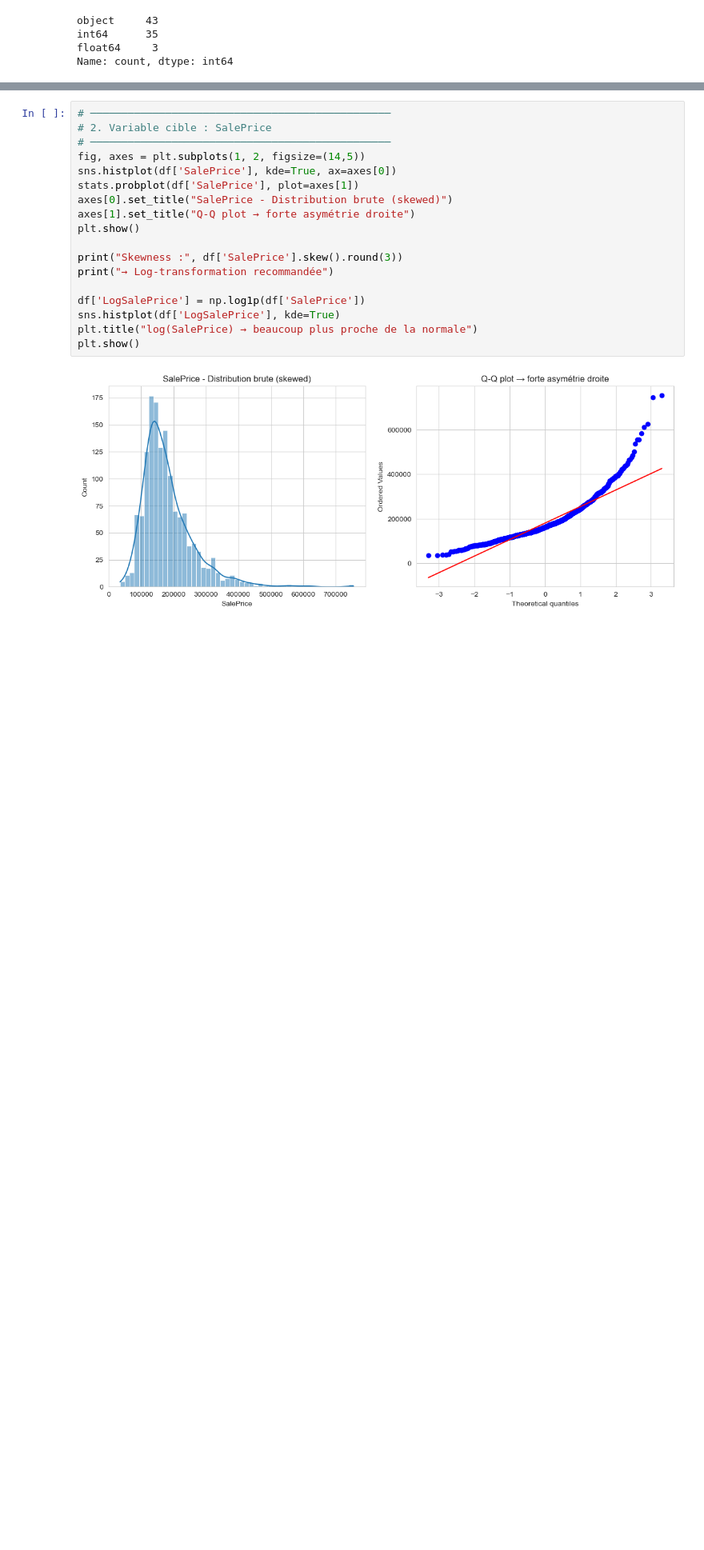
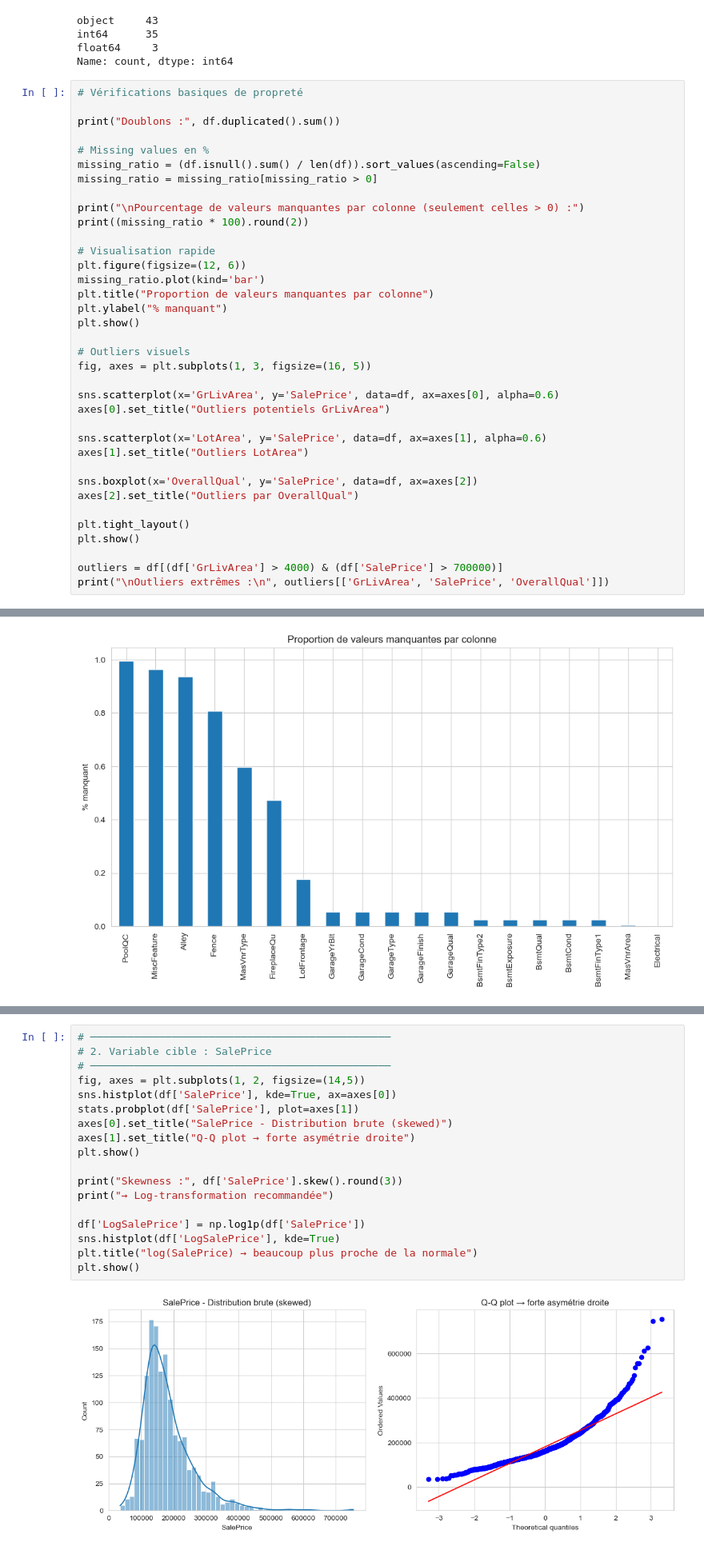
Before and after one commit to Cheick-o-diallo/laplace-immo-house-prices, a Jupyter notebook: notebooks/house_price_01_analyse.ipynb, the cells around one changed output, grey strips where cells are left out. Shown at 80% size. Drawn from its saved outputs; the diff is of its cells as text; blank space fills up the shorter version.

Commit message:
Vérification de propreté

```diff
--- a/notebooks/house_price_01_analyse.ipynb
+++ b/notebooks/house_price_01_analyse.ipynb
@@ -49,3 +49,40 @@ object     43
 int64      35
 float64     3
 Name: count, dtype: int64
+# %%
+# Vérifications basiques de propreté
+
+print("Doublons :", df.duplicated().sum())
+
+# Missing values en %
+missing_ratio = (df.isnull().sum() / len(df)).sort_values(ascending=False)
+missing_ratio = missing_ratio[missing_ratio > 0]
+
+print("\nPourcentage de valeurs manquantes par colonne (seulement celles > 0) :")
+print((missing_ratio * 100).round(2))
+
+# Visualisation rapide
+plt.figure(figsize=(12, 6))
+missing_ratio.plot(kind='bar')
+plt.title("Proportion de valeurs manquantes par colonne")
+plt.ylabel("% manquant")
+plt.show()
+
+# Outliers visuels
+fig, axes = plt.subplots(1, 3, figsize=(16, 5))
+
+sns.scatterplot(x='GrLivArea', y='SalePrice', data=df, ax=axes[0], alpha=0.6)
+axes[0].set_title("Outliers potentiels GrLivArea")
+
+sns.scatterplot(x='LotArea', y='SalePrice', data=df, ax=axes[1], alpha=0.6)
+axes[1].set_title("Outliers LotArea")
+
+sns.boxplot(x='OverallQual', y='SalePrice', data=df, ax=axes[2])
+axes[2].set_title("Outliers par OverallQual")
+
+plt.tight_layout()
+plt.show()
+
+outliers = df[(df['GrLivArea'] > 4000) & (df['SalePrice'] > 700000)]
+print("\nOutliers extrêmes :\n", outliers[['GrLivArea', 'SalePrice', 'OverallQual']])
+# %% [output]
@@ -51,0 +106 @@ Name: count, dtype: int64
+[figure, added]
```
Also changed, not shown: parts of 1 cell of this notebook.
